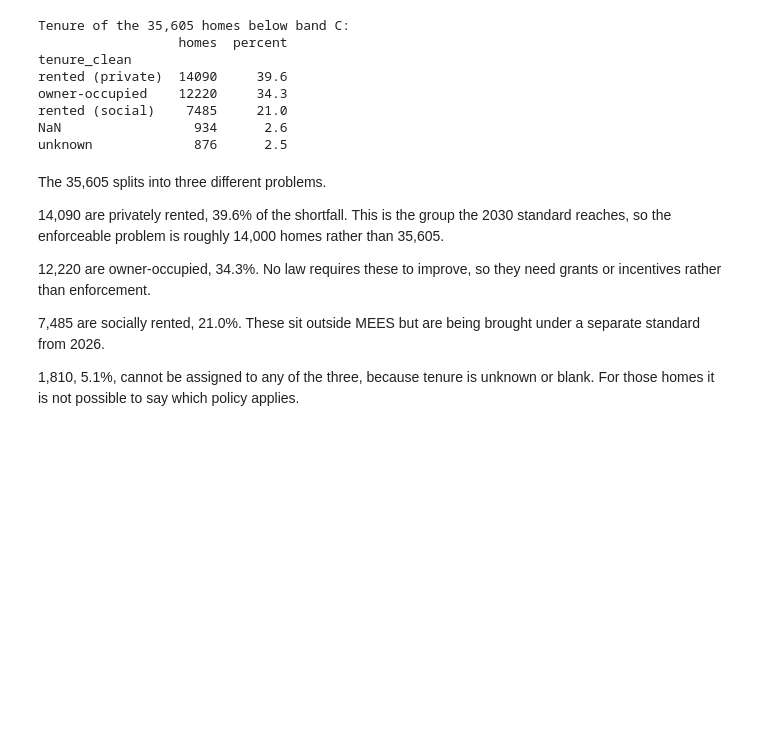
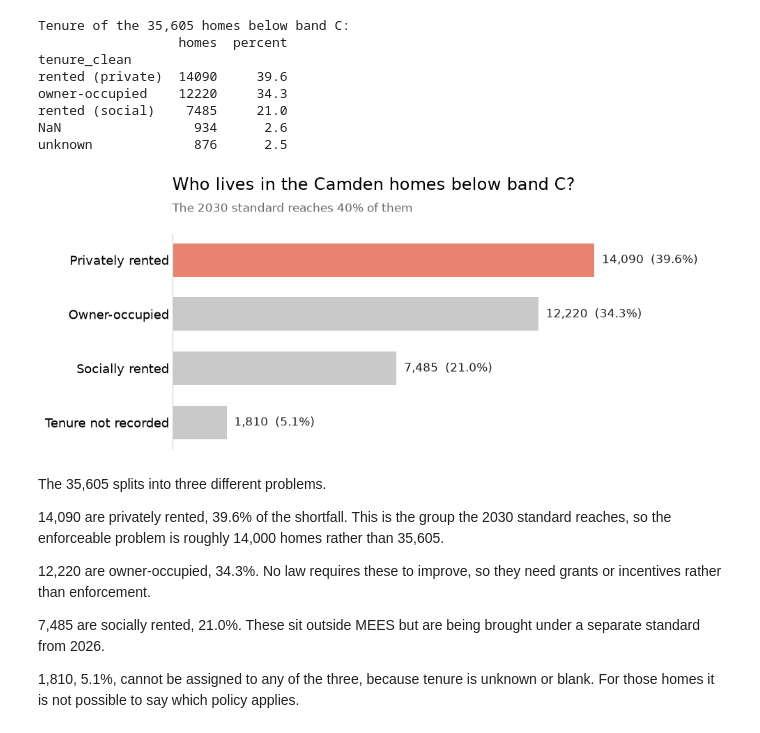
Before and after one commit to Tareqasaad/epc-data-quality-audit, a Jupyter notebook: notebooks/03_data_analysis.ipynb, the cells around one changed output. Saved outputs shown, nothing was run; the diff lists cells and outputs as text; code cells hidden in the pictures; blank space fills up the shorter version.

Commit message:
Add tenure chart for the below band C shortfall

```diff
--- a/notebooks/03_data_analysis.ipynb
+++ b/notebooks/03_data_analysis.ipynb
@@ -193,6 +193,42 @@ owner-occupied    12220     34.3
 rented (social)    7485     21.0
 NaN                 934      2.6
 unknown             876      2.5
+# %%
+order = ['rented (private)', 'owner-occupied', 'rented (social)']
+labels = ['Privately rented', 'Owner-occupied', 'Socially rented', 'Tenure not recorded']
+
+vals = [tenure_counts.get(k, 0) for k in order]
+vals.append(len(below) - sum(vals))
+
+reach, no_reach = '#e8836f', '#c9c9c9'
+colours = [reach, no_reach, no_reach, no_reach]
+
+fig, ax = plt.subplots(figsize=(10, 4.2))
+
+bars = ax.barh(labels[::-1], vals[::-1], color=colours[::-1], height=0.62)
+
+for y, v in enumerate(vals[::-1]):
+    ax.text(v + 250, y, f"{v:,}  ({v / len(below) * 100:.1f}%)",
+            va='center', fontsize=12.5, color='#222222')
+
+ax.set_title("Who lives in the Camden homes below band C?",
+             fontsize=17, loc='left', pad=45)
+ax.text(0, 1.10,
+        f"The 2030 standard reaches {vals[0] / len(below) * 100:.0f}% of them",
+        transform=ax.transAxes, fontsize=12.5, color='#666666')
+
+ax.set_xlim(0, max(vals) * 1.30)
+ax.get_xaxis().set_visible(False)
+for side in ['top', 'right', 'bottom']:
+    ax.spines[side].set_visible(False)
+ax.spines['left'].set_color('#cccccc')
+ax.tick_params(axis='y', length=0, labelsize=13)
+
+plt.tight_layout()
+plt.savefig("../outputs/tenure_below_c.png", dpi=150, bbox_inches='tight')
+plt.show()
+# %% [output]
+[figure, added]
 # %% [markdown]
 The 35,605 splits into three different problems.
 
```
Also changed, not shown: parts of 1 cell of this notebook, 1 other file.
